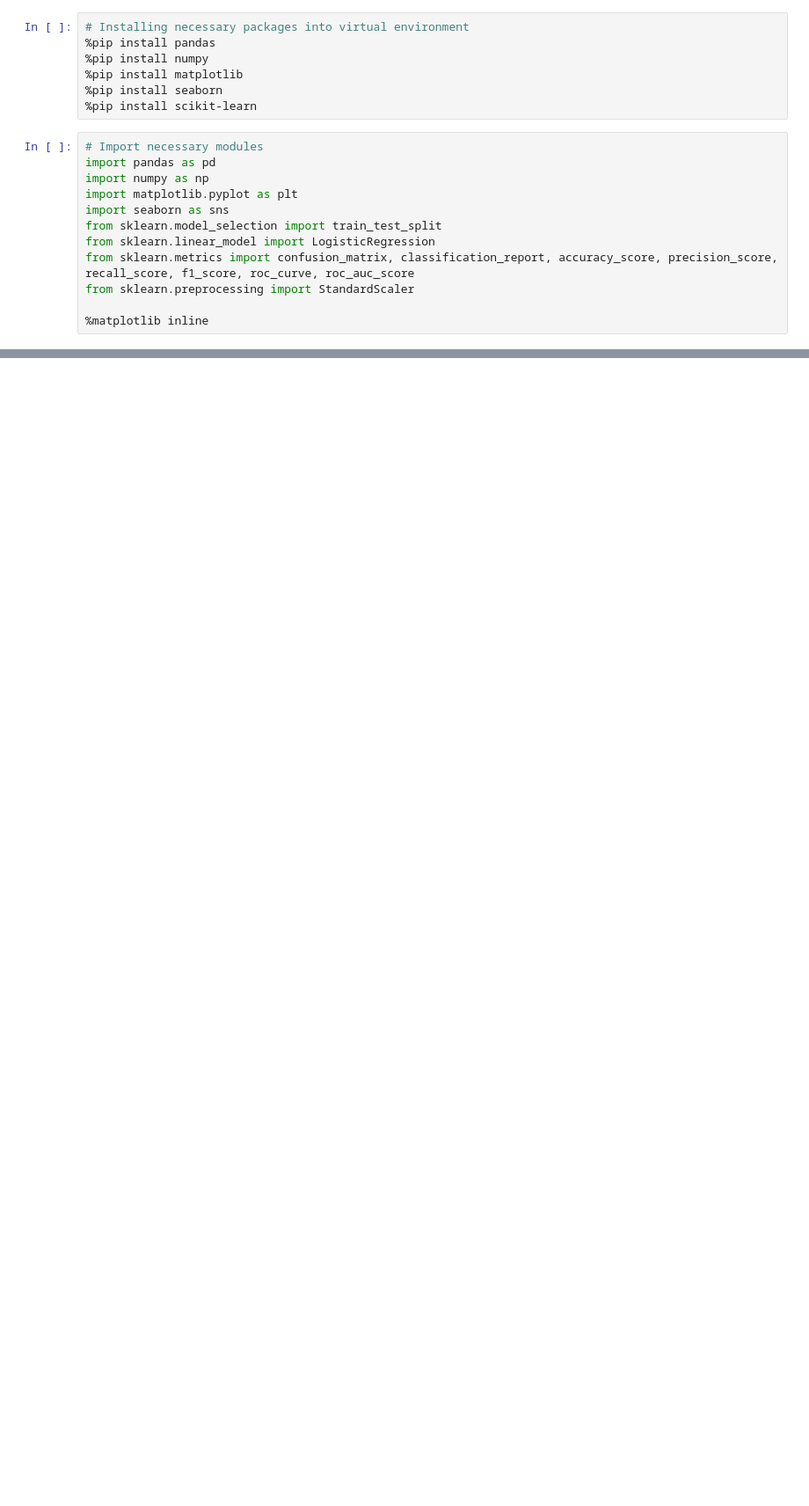
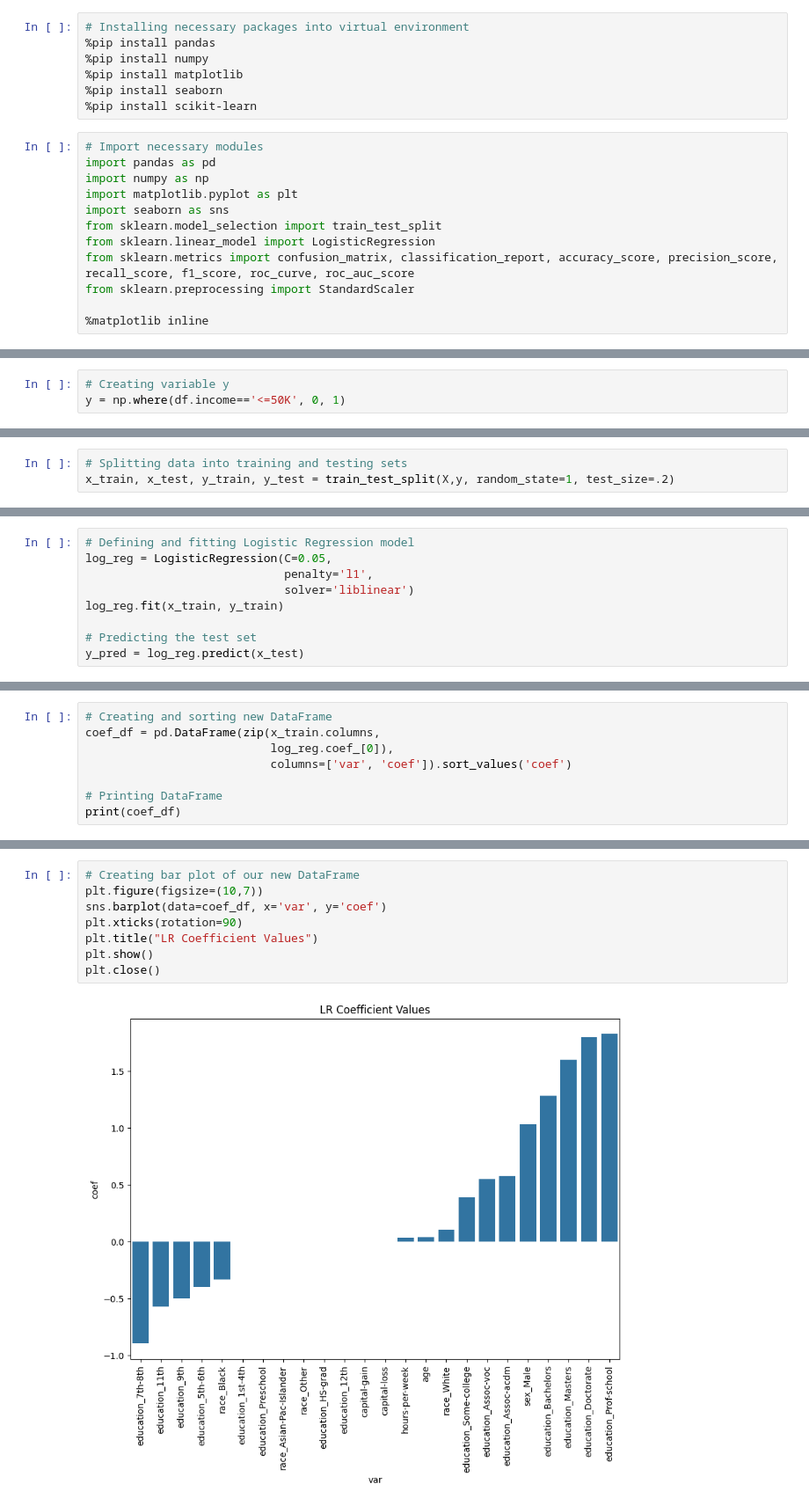
Before and after one commit to connorthomas9/Income_Classification, a Jupyter notebook: ic_notebook.ipynb, the cells around one changed output, grey strips where cells are left out. Shown: that part at 88% size. Drawn from its saved outputs; the diff is of its cells as text; blank space fills up the shorter version.

```diff
--- a/ic_notebook.ipynb
+++ b/ic_notebook.ipynb
@@ -43,0 +130,3 @@ from sklearn.preprocessing import StandardScaler
+# %%
+# Creating variable y
+y = np.where(df.income=='<=50K', 0, 1)
@@ -43,0 +137,3 @@ from sklearn.preprocessing import StandardScaler
+# %%
+# Splitting data into training and testing sets
+x_train, x_test, y_train, y_test = train_test_split(X,y, random_state=1, test_size=.2)
@@ -43,0 +146,9 @@ from sklearn.preprocessing import StandardScaler
+# %%
+# Defining and fitting Logistic Regression model
+log_reg = LogisticRegression(C=0.05,
+                             penalty='l1',
+                             solver='liblinear')
+log_reg.fit(x_train, y_train)
+
+# Predicting the test set
+y_pred = log_reg.predict(x_test)
@@ -43,0 +197,8 @@ from sklearn.preprocessing import StandardScaler
+# %%
+# Creating and sorting new DataFrame
+coef_df = pd.DataFrame(zip(x_train.columns,
+                           log_reg.coef_[0]),
+                           columns=['var', 'coef']).sort_values('coef')
+
+# Printing DataFrame
+print(coef_df)
@@ -43,0 +225,10 @@ from sklearn.preprocessing import StandardScaler
+# %%
+# Creating bar plot of our new DataFrame
+plt.figure(figsize=(10,7))
+sns.barplot(data=coef_df, x='var', y='coef')
+plt.xticks(rotation=90)
+plt.title("LR Coefficient Values")
+plt.show()
+plt.close()
+# %% [output]
+[figure, added]
```
Also changed, not shown: parts of 24 cells of this notebook.
